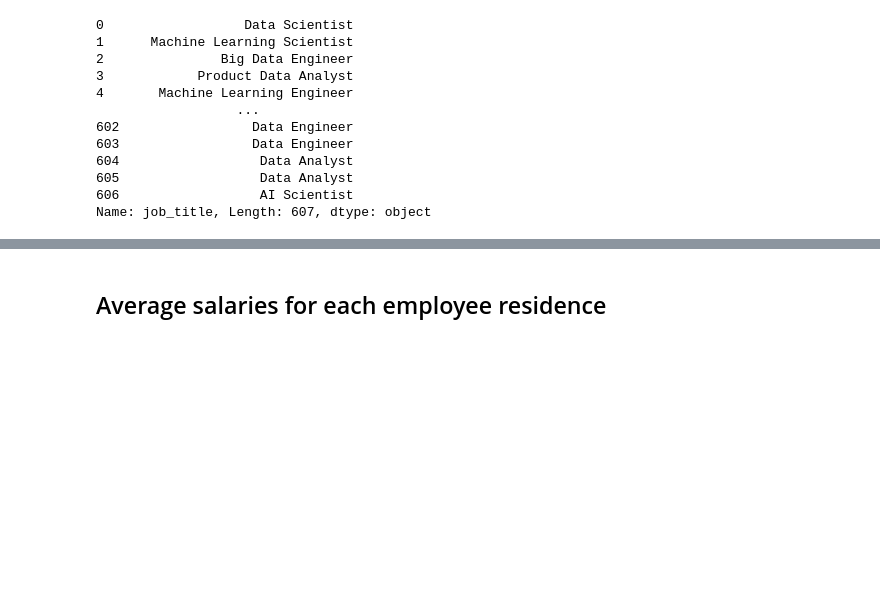
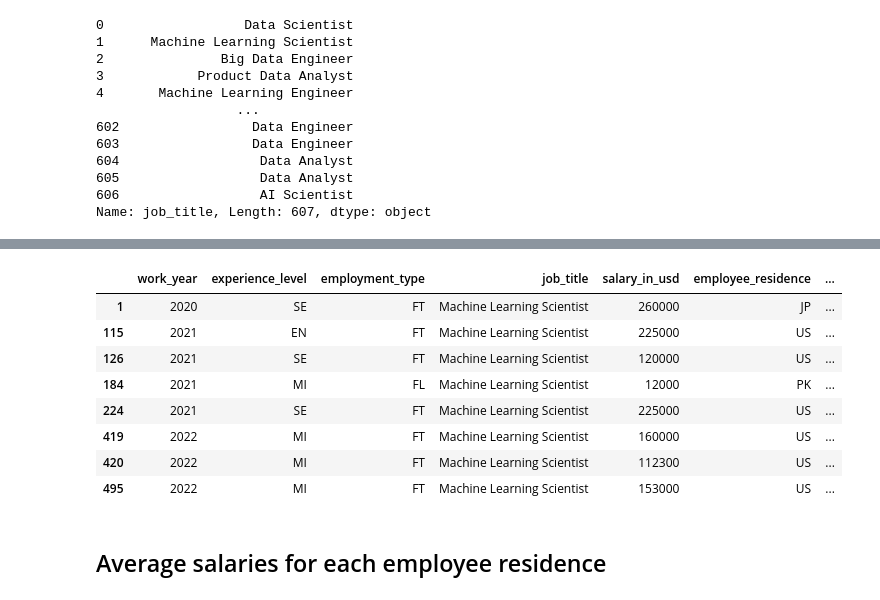
Before and after one commit to schwarzschlyle/ds-projects, a Jupyter notebook: Regression Projects/Data Science Salaries/ds_salaries_eda.ipynb, the cells around one changed output, grey strips where cells are left out. Cells and saved outputs as stored; diff of their text form; code cells hidden in the pictures; blank space fills up the shorter version.

```diff
--- a/Regression Projects/Data Science Salaries/ds_salaries_eda.ipynb
+++ b/Regression Projects/Data Science Salaries/ds_salaries_eda.ipynb
@@ -185,3 +187,15 @@ px.bar(mean_df, x=['Data Analytics Lead', 'Principal Data Engineer', 'Financial
+# %%
+df.query("job_title == 'Machine Learning Scientist'")
+# %% [output]
+|  | work_year | experience_level | employment_type | job_title | salary_in_usd | employee_residence | ... |
+| 1 | 2020 | SE | FT | Machine Learning Scientist | 260000 | JP | ... |
+| 115 | 2021 | EN | FT | Machine Learning Scientist | 225000 | US | ... |
+| 126 | 2021 | SE | FT | Machine Learning Scientist | 120000 | US | ... |
+| 184 | 2021 | MI | FL | Machine Learning Scientist | 12000 | PK | ... |
+| 224 | 2021 | SE | FT | Machine Learning Scientist | 225000 | US | ... |
+| 419 | 2022 | MI | FT | Machine Learning Scientist | 160000 | US | ... |
+| 420 | 2022 | MI | FT | Machine Learning Scientist | 112300 | US | ... |
+| 495 | 2022 | MI | FT | Machine Learning Scientist | 153000 | US | ... |
 # %% [markdown]
 ## Average salaries for each employee residence
 # %%
```
Also changed, not shown: parts of 5 cells of this notebook.
